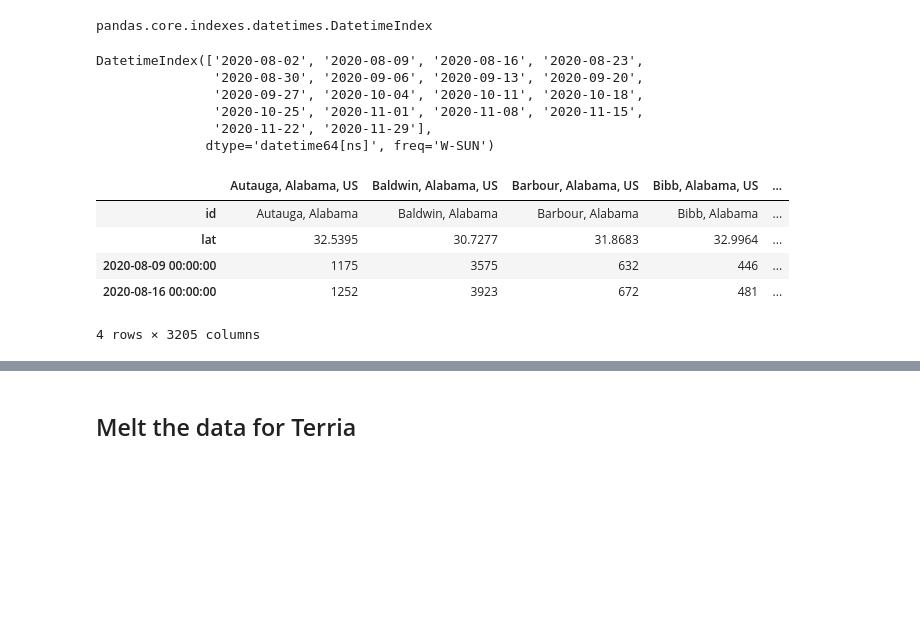
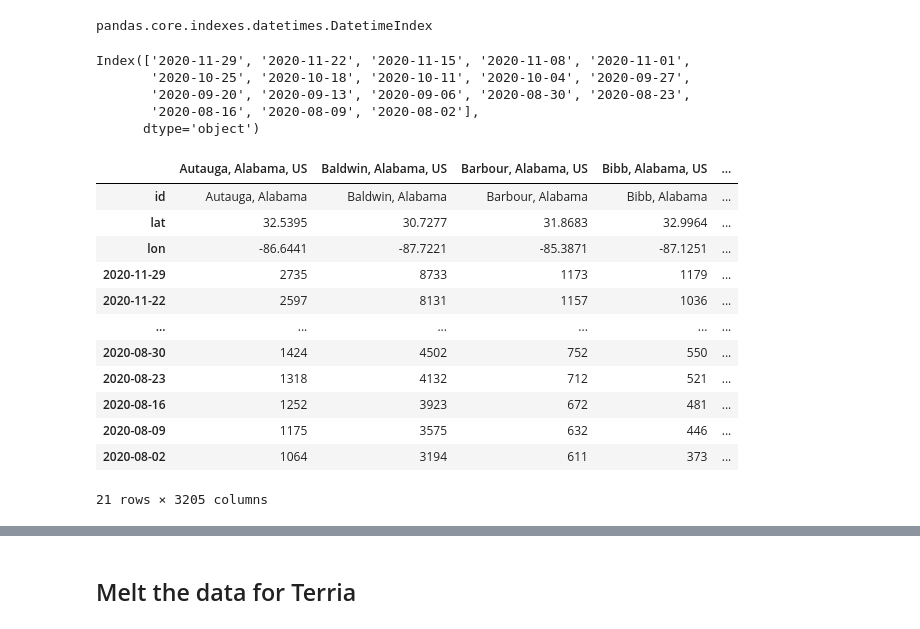
Before and after one commit to zdefne-usgs/covid_dashboard, a Jupyter notebook: covid_states.ipynb, the cells around one changed output, grey strips where cells are left out. Saved outputs shown, nothing was run; the diff lists cells and outputs as text; code cells hidden in the pictures; blank space fills up the shorter version.

```diff
--- a/covid_states.ipynb
+++ b/covid_states.ipynb
@@ -408,4 +411,5 @@ dfUS[dfUS.lon.isnull()]
 # %%
 dfUST=dfUS.T
 dfUST
-dfUSTh=dfUST.iloc[1:2,:]
+dfUSTh=dfUST.iloc[0:3,:]
+dfUSTh
@@ -432,26 +442,36 @@ type(dfUST.index)
 # %% [output]
 pandas.core.indexes.datetimes.DatetimeIndex
 # %%
-dfUSTW=dfUSTS.resample('W').max()
+dfUSTW=dfUST.resample('W').max()
-# %%
-dfUSTW.index
-# %% [output]
-DatetimeIndex(['2020-08-02', '2020-08-09', '2020-08-16', '2020-08-23',
-               '2020-08-30', '2020-09-06', '2020-09-13', '2020-09-20',
-               '2020-09-27', '2020-10-04', '2020-10-11', '2020-10-18',
-               '2020-10-25', '2020-11-01', '2020-11-08', '2020-11-15',
-               '2020-11-22', '2020-11-29'],
-              dtype='datetime64[ns]', freq='W-SUN')
+# %%
+dfUSTW.sort_index(ascending=False, inplace=True)
+# %%
+
+dfUSTW.index=dfUSTW.index.astype(str)
+dfUSTW.index
+# %% [output]
+Index(['2020-11-29', '2020-11-22', '2020-11-15', '2020-11-08', '2020-11-01',
+       '2020-10-25', '2020-10-18', '2020-10-11', '2020-10-04', '2020-09-27',
+       '2020-09-20', '2020-09-13', '2020-09-06', '2020-08-30', '2020-08-23',
+       '2020-08-16', '2020-08-09', '2020-08-02'],
+      dtype='object')
 # %%
-dfUSTWh=pd.concat([dfUSTh, dfUSTW.iloc[1:3]])
+dfUSTWh=pd.concat([dfUSTh, dfUSTW.iloc[0:]])
 dfUSTWh
 # %% [output]
 |  | Autauga, Alabama, US | Baldwin, Alabama, US | Barbour, Alabama, US | Bibb, Alabama, US | ... |
 | id | Autauga, Alabama | Baldwin, Alabama | Barbour, Alabama | Bibb, Alabama | ... |
 | lat | 32.5395 | 30.7277 | 31.8683 | 32.9964 | ... |
-| 2020-08-09 00:00:00 | 1175 | 3575 | 632 | 446 | ... |
-| 2020-08-16 00:00:00 | 1252 | 3923 | 672 | 481 | ... |
+| lon | -86.6441 | -87.7221 | -85.3871 | -87.1251 | ... |
+| 2020-11-29 | 2735 | 8733 | 1173 | 1179 | ... |
+| 2020-11-22 | 2597 | 8131 | 1157 | 1036 | ... |
+| ... | ... | ... | ... | ... | ... |
+| 2020-08-30 | 1424 | 4502 | 752 | 550 | ... |
+| 2020-08-23 | 1318 | 4132 | 712 | 521 | ... |
+| 2020-08-16 | 1252 | 3923 | 672 | 481 | ... |
+| 2020-08-09 | 1175 | 3575 | 632 | 446 | ... |
+| 2020-08-02 | 1064 | 3194 | 611 | 373 | ... |
-4 rows × 3205 columns
+21 rows × 3205 columns
 # %%
 dfUSW=dfUSTWh.T
 dfUSW
```
Also changed, not shown: parts of 5 cells of this notebook, 2 other files.
